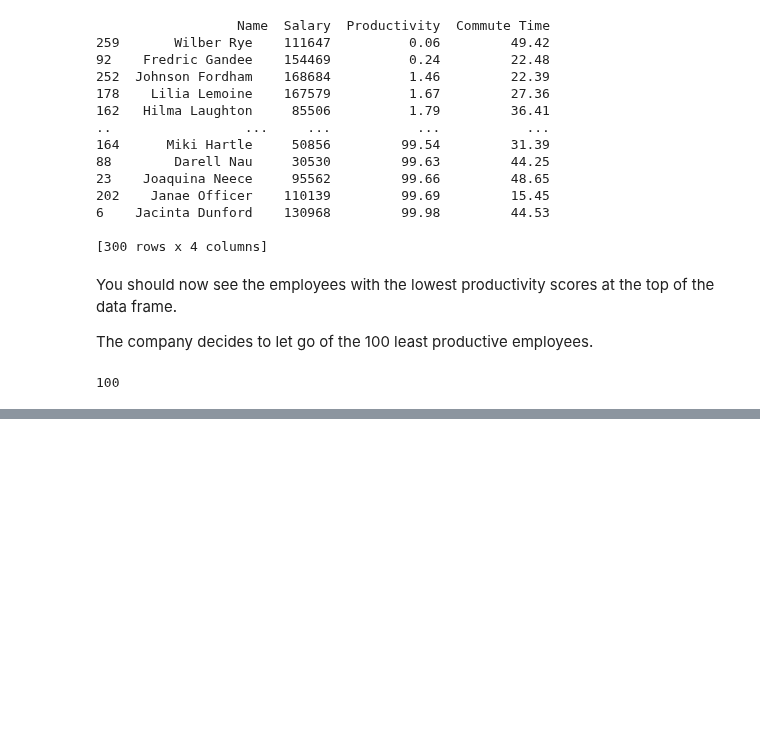
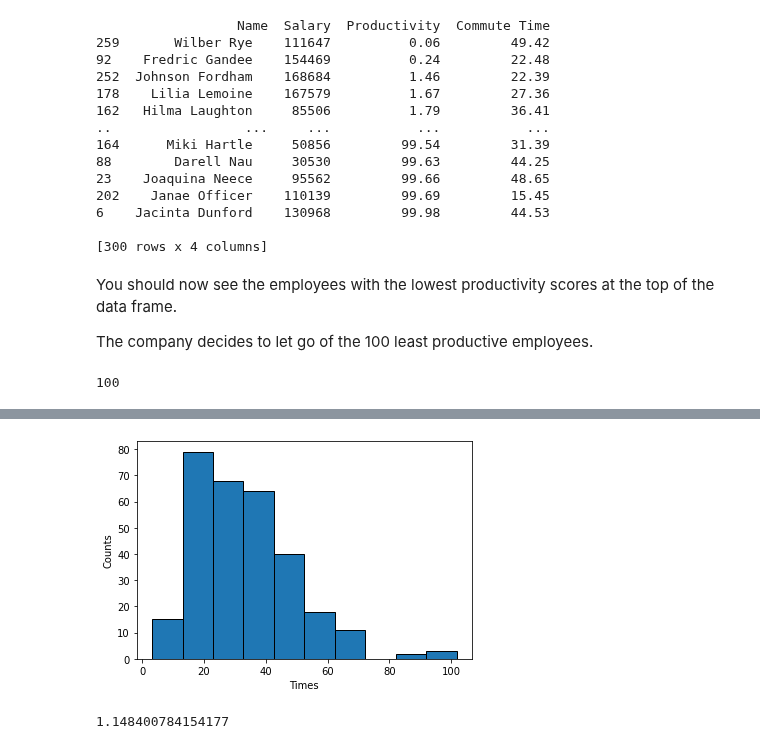
Before and after one commit to joeelorm/Data_Science, a Jupyter notebook: Projects/Start Up Transformation.ipynb, the cells around one changed output, grey strips where cells are left out. Saved outputs shown, nothing was run; the diff lists cells and outputs as text; code cells hidden in the pictures; blank space fills up the shorter version.

```diff
--- a/Projects/Start Up Transformation.ipynb
+++ b/Projects/Start Up Transformation.ipynb
@@ -206,0 +211,3 @@ print(len(employees_cut))
+# %%
+commute_times = employees['Commute Time']
+print(commute_times.describe())
@@ -206,0 +224,12 @@ print(len(employees_cut))
+# %%
+#Let’s explore the shape of the commute time data using a histogram
+plt.hist(commute_times, edgecolor = 'black')
+plt.xlabel('Times')
+plt.ylabel('Counts')
+plt.show()
+# %% [output]
+[figure, added]
+# %%
+print(commute_times.skew())
+# %% [output]
+1.148400784154177
```
Also changed, not shown: parts of 7 cells of this notebook.
